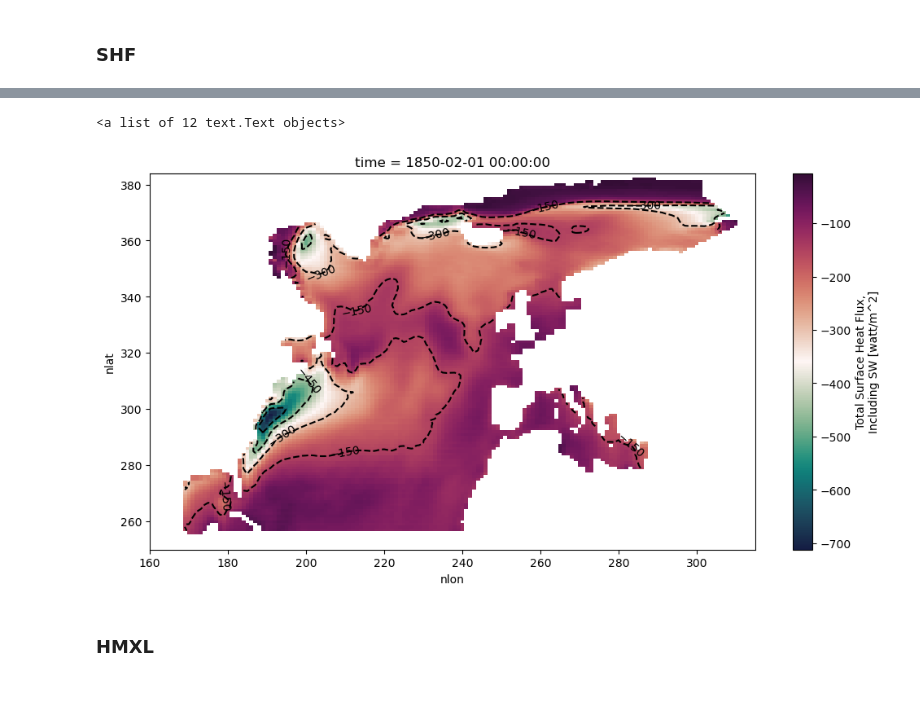
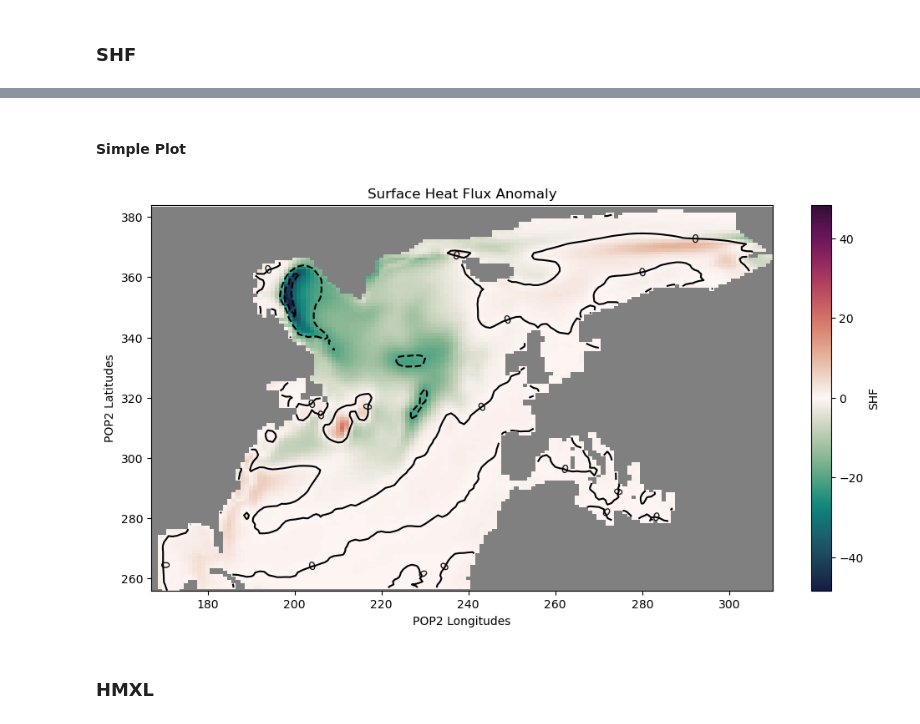
Before and after one commit to inagler/current, a Jupyter notebook: Figures_poster-Dec23.ipynb, the cells around one changed output, grey strips where cells are left out. Drawn from its saved outputs; the diff is of its cells as text; code cells hidden in the pictures; blank space fills up the shorter version.

Commit message:
finishing composite analysis

```diff
--- a/Figures_poster-Dec23.ipynb
+++ b/Figures_poster-Dec23.ipynb
@@ -256,0 +466,24 @@ difference_shf = ds_shf.SHF.isel(time=0)
+# %%
+shf_file = os.path.expanduser('~/phase1_CONDA/')+'/results/composites/shf_anomaly.nc'
+difference_shf = xr.open_dataset(shf_file)
+vmin = -abs(difference_shf.SHF).max()
+vmax = abs(difference_shf.SHF).max()
+
+field = difference_shf.SHF.roll(nlon=+100)
+extent = [-35, 40, 45, 90]
+cmap = cmo.curl
+cmap.set_bad('gray')
+
+fig = plt.figure(figsize=(12, 6))
+ax = plt.axes(projection=ccrs.Orthographic(20, 65))
+ax.set_global()
+ax.gridlines()
+
+cs = ax.imshow(field, extent=(difference_shf.TLONG.min(), difference_shf.TLONG.max(), difference_shf.TLAT.min(), difference_shf.TLAT.max()),
+               origin='lower', transform=ccrs.PlateCarree(), cmap=cmap, vmin=vmin, vmax=vmax)
+ax.set_extent(extent)
+cbar = plt.colorbar(cs, label=r'Total Surface Heat Flux Anomaly [$\frac{W}{m^2}$]')
+plt.title('Total Surface Heat Flux Anomaly - cartopy')
+
+#plt.show()
+plt.savefig(os.path.expanduser('~/phase1_CONDA/results/')+'shf_anomaly-cartopy.png', bbox_inches='tight', dpi=300)
@@ -257,20 +492,25 @@ difference_shf = ds_shf.SHF.isel(time=0)
+# %% [markdown]
+#### Simple Plot
 # %%
+field = difference_shf.SHF
+
 cmap = cmo.curl
-cmap.set_bad('#92C7D0')
+cmap.set_bad('gray')
 
 plt.figure(figsize=(12, 6))
-shf_plot = difference_shf.plot(cmap=cmap)#, vmin=vmin_shf, vmax=vmax_shf)
-contour_shf = difference_shf.plot.contour(colors='k')
+shf_plot = field.plot(cmap=cmap, vmin=vmin, vmax=vmax)
+contour_shf = field.plot.contour(colors='k')
 plt.clabel(contour_shf, inline=False, fontsize=10)
 
 plt.xlim([167, 310])
 plt.ylim([256, 384])
 plt.ylabel('POP2 Latitudes')
 plt.xlabel('POP2 Longitudes')
 plt.title('Surface Heat Flux Anomaly')
-plt.show
+#plt.show()
+
+plt.savefig(os.path.expanduser('~/phase1_CONDA/results/')+'shf_anomaly-POP.png', bbox_inches='tight', dpi=300)
 # %% [output]
-<a list of 12 text.Text objects>
-[figure, old version]
+[figure, new version]
 # %% [markdown]
 ### HMXL
```
Also changed, not shown: parts of 65 cells of this notebook, 2 other files.
